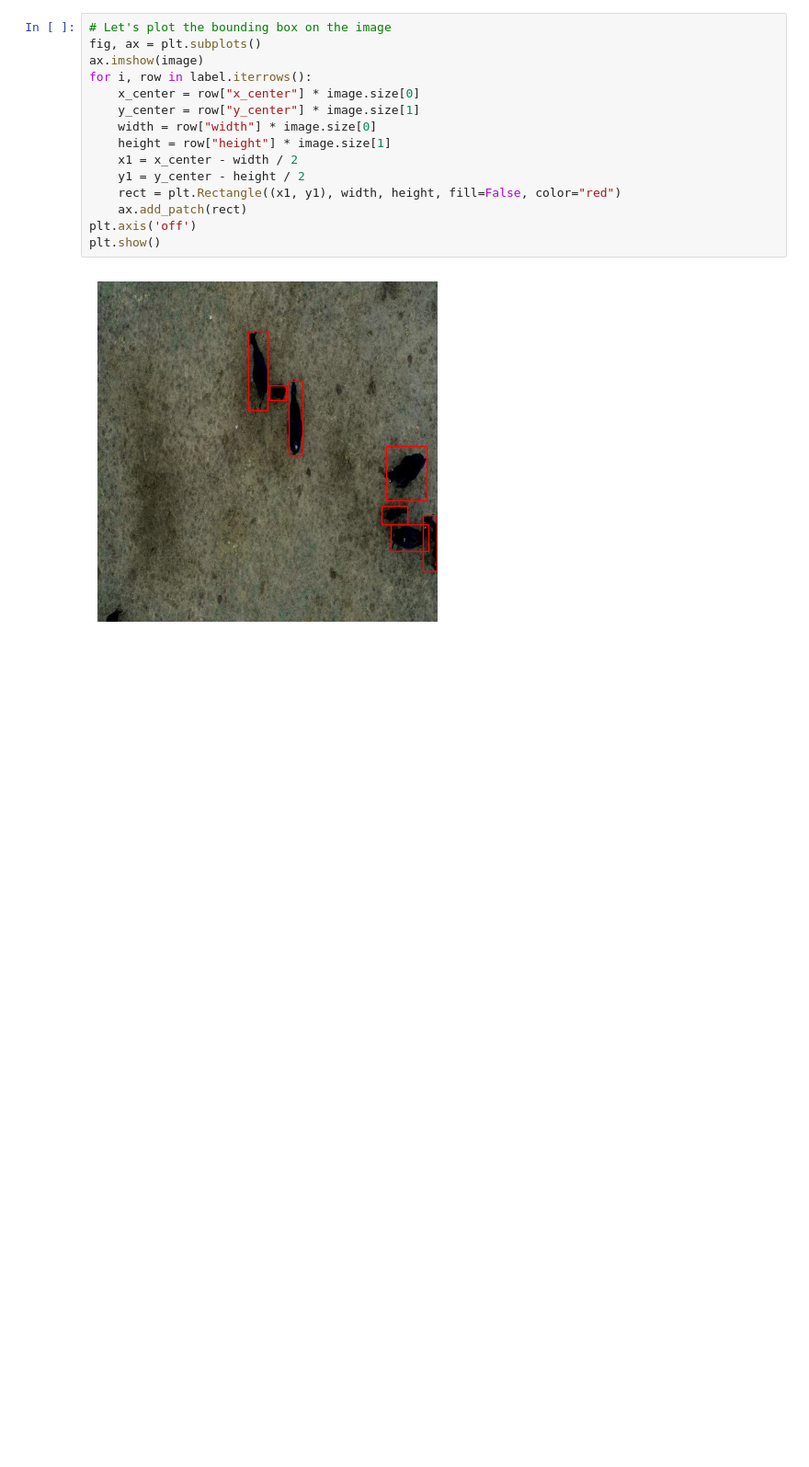
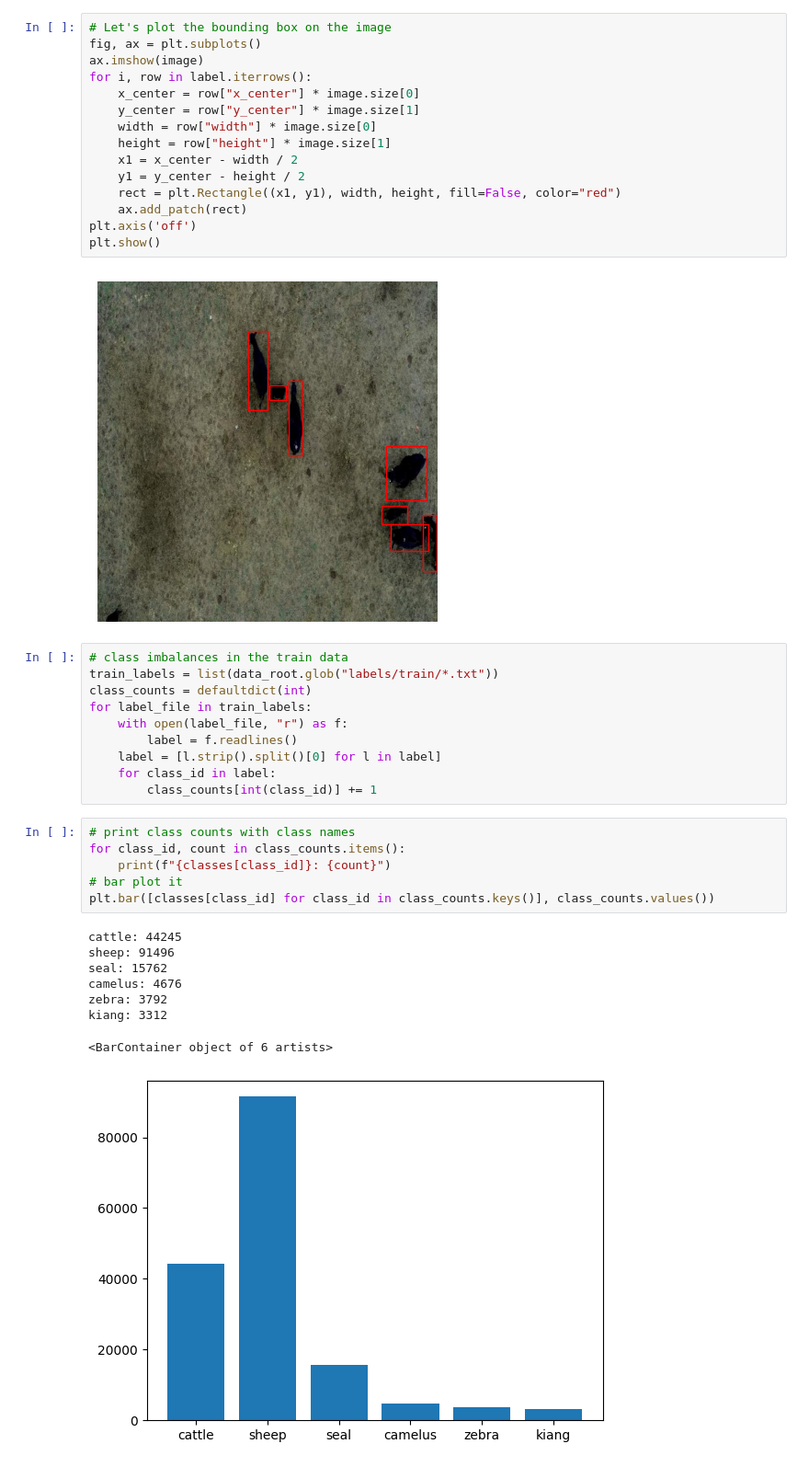
Before and after one commit to MihaiAnca13/ml-ops-wildlife, a Jupyter notebook: research/data_inspector.ipynb, the cells around one changed output. Shown at 92% size. Saved outputs shown, nothing was run; the diff lists cells and outputs as text; blank space fills up the shorter version.

Commit message:
looked at data imbalance

```diff
--- a/research/data_inspector.ipynb
+++ b/research/data_inspector.ipynb
@@ -70,3 +73,28 @@ plt.axis('off')
 plt.show()
 # %% [output]
 [figure]
+# %%
+# class imbalances in the train data
+train_labels = list(data_root.glob("labels/train/*.txt"))
+class_counts = defaultdict(int)
+for label_file in train_labels:
+    with open(label_file, "r") as f:
+        label = f.readlines()
+    label = [l.strip().split()[0] for l in label]
+    for class_id in label:
+        class_counts[int(class_id)] += 1
+# %%
+# print class counts with class names
+for class_id, count in class_counts.items():
+    print(f"{classes[class_id]}: {count}")
+# bar plot it
+plt.bar([classes[class_id] for class_id in class_counts.keys()], class_counts.values())
+# %% [output]
+cattle: 44245
+sheep: 91496
+seal: 15762
+camelus: 4676
+zebra: 3792
+kiang: 3312
+<BarContainer object of 6 artists>
+[figure, added]
```
Also changed, not shown: parts of 2 cells of this notebook, 3 other files.
